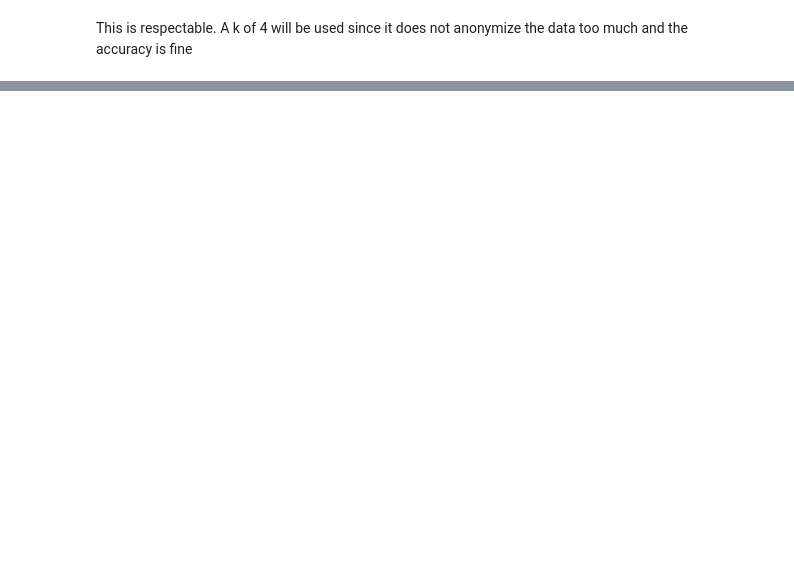
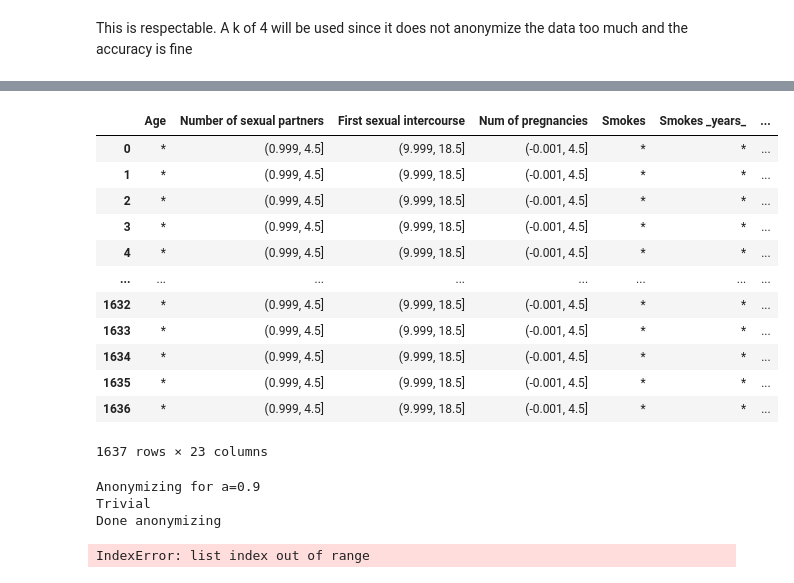
Before and after one commit to Zak9O/Masking-Effects-on-XAI-Techniques, a Jupyter notebook: notebooks/Cervical Cancer.ipynb, the cells around one changed output, grey strips where cells are left out. Drawn from its saved outputs; the diff is of its cells as text; code cells hidden in the pictures; blank space fills up the shorter version.

```diff
--- a/notebooks/Cervical Cancer.ipynb
+++ b/notebooks/Cervical Cancer.ipynb
@@ -543,2 +550,30 @@ finding_k.plot_k_vs_score(scores, k_list)
 # %% [markdown]
 This is respectable. A k of 4 will be used since it does not anonymize the data too much and the accuracy is fine
+# %%
+def is_all_features_identical(df, sensitive_attribute) -> bool:
+    n_values = 0
+    features = list(df.columns)
+    for feat in [sensitive_attribute, "index"]:
+        try:
+            features.remove(feat)
+        except Exception:
+            pass
+    for feat in features:
+        n_values += df[feat].nunique()
+    return n_values == len(features)
+# %%
+target = "disease"
+features = quasi_ident + ident + [target]
+anon_data_l = []
+for l in [2, 3, 4, 5, 6, 7, 8, 9, 10]:
+    print(f"Anonymizing for l={l}")
+    anon_df = l_diversity(df, ident, quasi_ident, target, 9, l, supp_level, hierarchies)
+    try:
+        anon_df.drop("index", axis=1, inplace=True)
+    except KeyError:
+        pass
+    if is_all_features_identical(anon_df, target):
+        print("Trivial")
+        break
+    anon_data_l.append(anon_df)
+print("Done anonymizing")
@@ -545,2 +589,42 @@ This is respectable. A k of 4 will be used since it does not anonymize the data
+# %%
+anon_data_l[-1]
+# %% [output]
+|  | Age | Number of sexual partners | First sexual intercourse | Num of pregnancies | Smokes | Smokes _years_ | ... |
+| 0 | * | (0.999, 4.5] | (9.999, 18.5] | (-0.001, 4.5] | * | * | ... |
+| 1 | * | (0.999, 4.5] | (9.999, 18.5] | (-0.001, 4.5] | * | * | ... |
+| 2 | * | (0.999, 4.5] | (9.999, 18.5] | (-0.001, 4.5] | * | * | ... |
+| 3 | * | (0.999, 4.5] | (9.999, 18.5] | (-0.001, 4.5] | * | * | ... |
+| 4 | * | (0.999, 4.5] | (9.999, 18.5] | (-0.001, 4.5] | * | * | ... |
+| ... | ... | ... | ... | ... | ... | ... | ... |
+| 1632 | * | (0.999, 4.5] | (9.999, 18.5] | (-0.001, 4.5] | * | * | ... |
+| 1633 | * | (0.999, 4.5] | (9.999, 18.5] | (-0.001, 4.5] | * | * | ... |
+| 1634 | * | (0.999, 4.5] | (9.999, 18.5] | (-0.001, 4.5] | * | * | ... |
+| 1635 | * | (0.999, 4.5] | (9.999, 18.5] | (-0.001, 4.5] | * | * | ... |
+| 1636 | * | (0.999, 4.5] | (9.999, 18.5] | (-0.001, 4.5] | * | * | ... |
+1637 rows × 23 columns
+# %%
+anon_data_a = []
+for a in [0.9, 0.8, 0.7, 0.6, 0.5, 0.4, 0.3]:
+    print(f"Anonymizing for a={a}")
+    anon_df = alpha_k_anonymity(
+        df, ident, quasi_ident, target, 9, a, supp_level, hierarchies
+    )
+    try:
+        anon_df.drop("index", axis=1, inplace=True)
+    except KeyError:
+        pass
+    if is_all_features_identical(anon_df, target):
+        print("Trivial")
+        break
+    anon_data_a.append(anon_df)
+print("Done anonymizing")
+# %% [output]
+Anonymizing for a=0.9
+Trivial
+Done anonymizing
+# %%
+anon_data_a[-1]
+# %% [output]
+IndexError: list index out of range
 # %%
 df.to_csv("./data/cervic_cancer/clean.csv", index=False)
```
Also changed, not shown: parts of 4 cells of this notebook, 3 other files.
